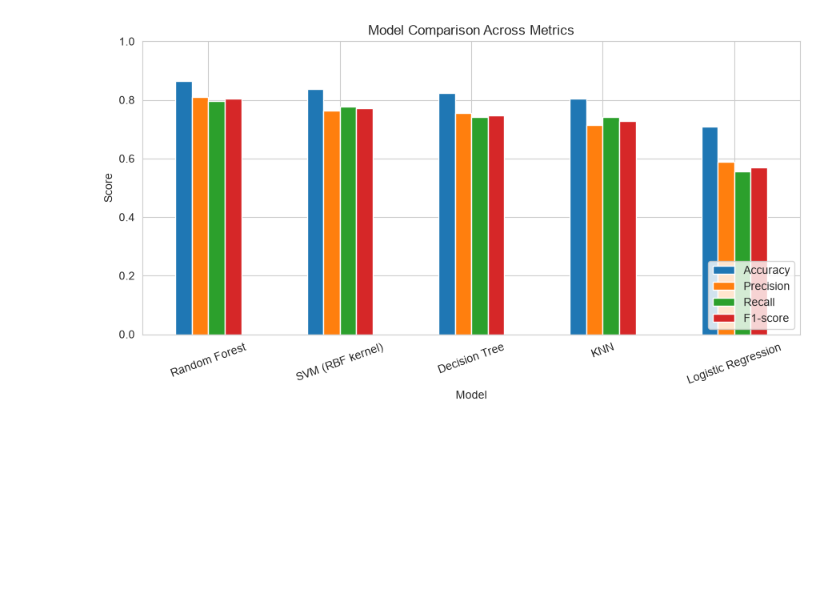
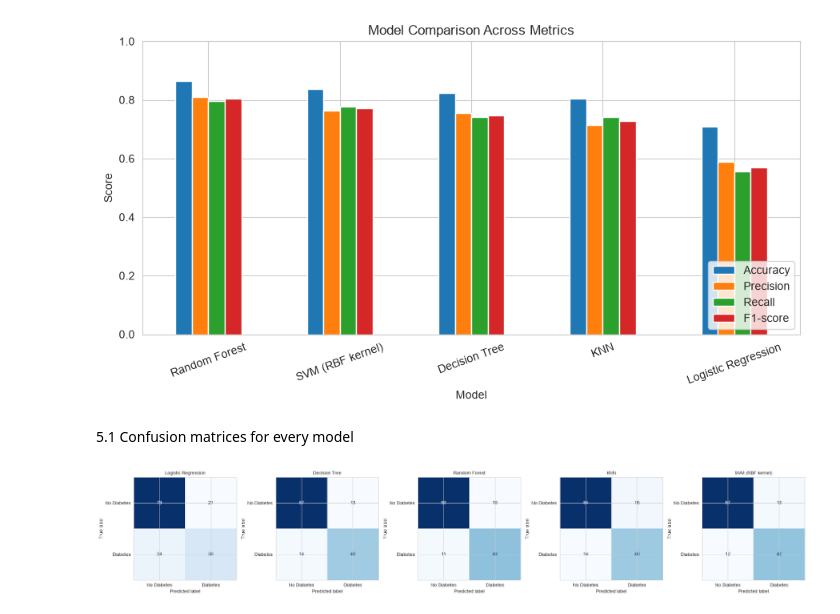
Before and after one commit to santoshkhadka615-syp/AI-ML-Internship, a Jupyter notebook: week 6 diabetes classification/diabetes classification.ipynb, the cells around one changed output. Drawn from its saved outputs; the diff is of its cells as text; code cells hidden in the pictures; blank space fills up the shorter version.

```diff
--- a/week 6 diabetes classification/diabetes classification.ipynb
+++ b/week 6 diabetes classification/diabetes classification.ipynb
@@ -234,3 +234,18 @@ plt.tight_layout()
 plt.show()
 # %% [output]
 [figure]
+# %% [markdown]
+5.1 Confusion matrices for every model
+# %%
+fig, axes = plt.subplots(1, 5, figsize=(22, 4.5))
+
+for ax, (name, y_pred) in zip(axes, predictions.items()):
+    cm = confusion_matrix(y_test, y_pred)
+    disp = ConfusionMatrixDisplay(confusion_matrix=cm, display_labels=["No Diabetes", "Diabetes"])
+    disp.plot(ax=ax, colorbar=False, cmap="Blues", values_format="d")
+    ax.set_title(name, fontsize=10)
+
+plt.tight_layout()
+plt.show()
+# %% [output]
+[figure, added]
```
